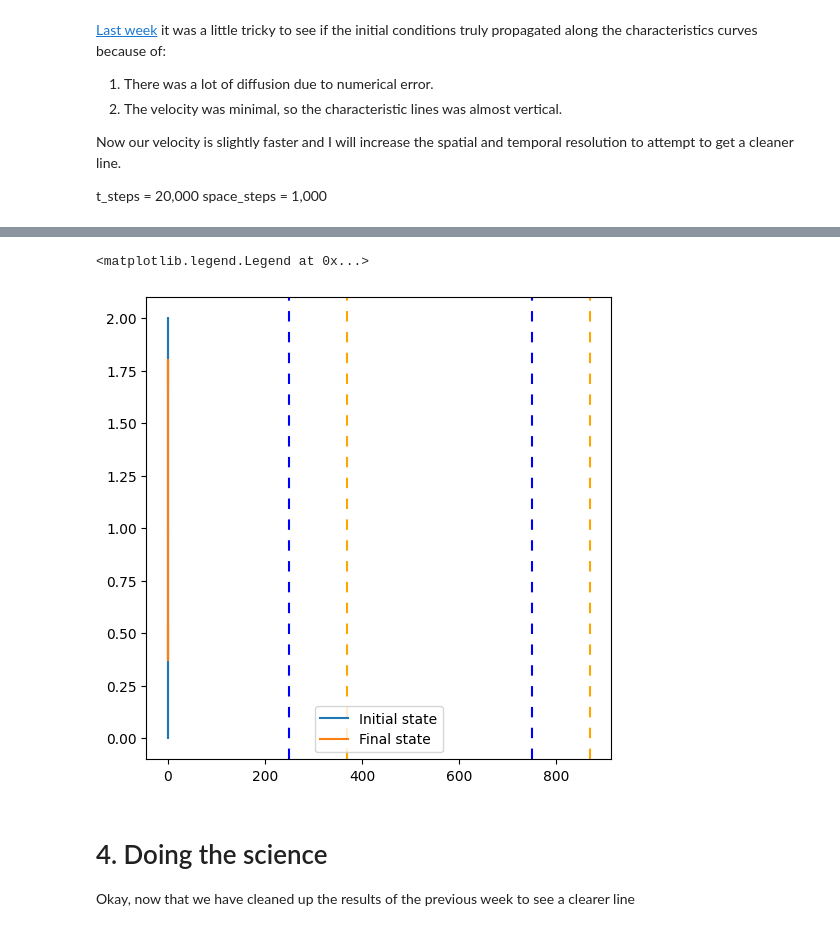
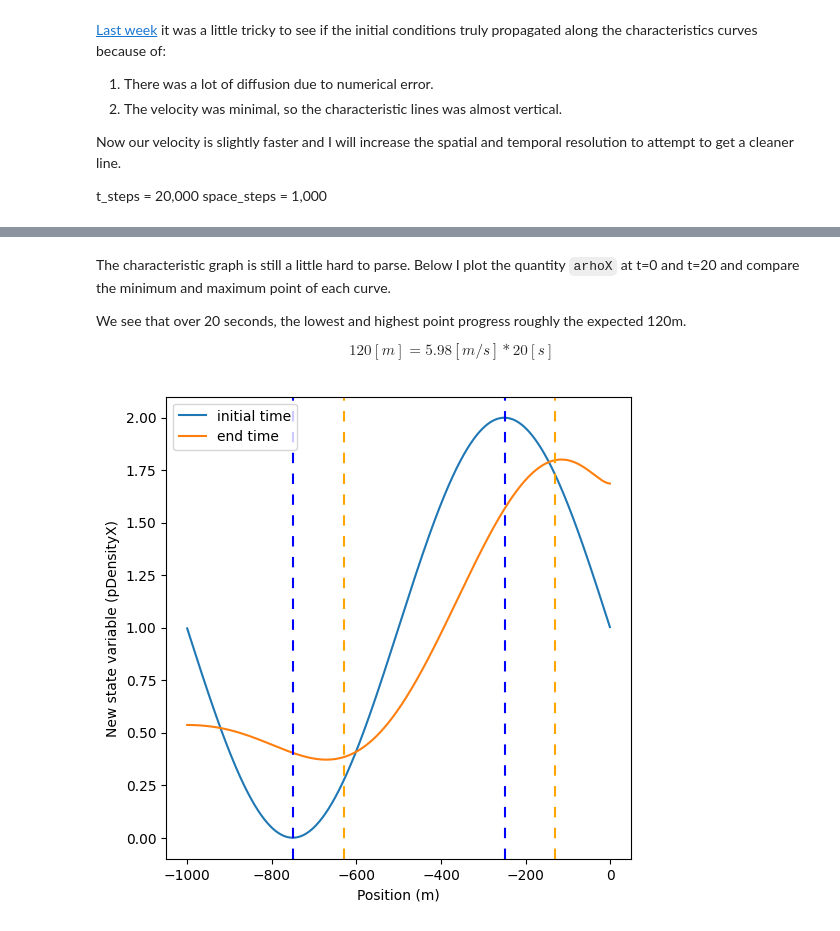
Before and after one commit to fredriclam/quail_volcano, a Jupyter notebook: scenarios/simple_1D_test/steady_state_flow/2025.2.10.experiments.ipynb, the cells around one changed output, grey strips where cells are left out. Saved outputs shown, nothing was run; the diff lists cells and outputs as text; code cells hidden in the pictures.

```diff
--- a/scenarios/simple_1D_test/steady_state_flow/2025.2.10.experiments.ipynb
+++ b/scenarios/simple_1D_test/steady_state_flow/2025.2.10.experiments.ipynb
@@ -142,29 +135,37 @@ plot_characteristics(folder, file_prefix, u=5.98, N_m=1000, N_t=500)
+# %% [markdown]
+The characteristic graph is still a little hard to parse. Below I plot the quantity `arhoX` at t=0 and t=20 and compare the minimum and maximum point of each curve.
+
+We see that over 20 seconds, the lowest and highest point progress roughly the expected 120m.
+
+$$120 [m] = 5.98 [m/s] * 20 [s]$$
 # %%
 solver = readwritedatafiles.read_data_file(f"{folder}/{file_prefix}_{0}.pkl")
-arhoX_0 = solver.state_coeffs[:,:,solver.physics.get_state_index("pDensityX")]
+arhoS_0 = solver.state_coeffs[:,:,solver.physics.get_state_index("pDensityX")]
 
 solver = readwritedatafiles.read_data_file(f"{folder}/{file_prefix}_{500}.pkl")
 archoX_Nt = solver.state_coeffs[:,:,solver.physics.get_state_index("pDensityX")]
 
 # Get the position of of each nodal points (location corresponding to each entry of pDensityX)
 nodal_pts = solver.basis.get_nodes(solver.order)
 # Allocate [ne] x [nb, ndims]
 x = np.empty((solver.mesh.num_elems,) + nodal_pts.shape)
 
 fig, ax = plt.subplots(figsize=(6,6))
-ax.plot(x.ravel(), arhoX_0.ravel(), label="Initial state")
-ax.plot(x.ravel(), archoX_Nt.ravel(), label="Final state")
+ax.plot(np.arange(-1000, 0), arhoS_0.ravel(), label="initial time")
+ax.plot(np.arange(-1000, 0), archoX_Nt.ravel(), label="end time")
 
-#ax.axline((250,0), (250, 1), color="blue", linestyle=(0, (5, 5)))
-#ax.axline((370,0), (370, 1), color="orange", linestyle=(0, (5, 5)))
+u = 5.98 # m/s
+delta_in_x = u * 20
+
+ax.axline((-750,0), (-750, 1), color="blue", linestyle=(0, (5, 5)))
+ax.axline((-750 + delta_in_x,0), (-750 + delta_in_x, 1), color="orange", linestyle=(0, (5, 5)))
 #
-#ax.axline((750,0), (750, 1), color="blue", linestyle=(0, (5, 5)))
-#ax.axline((870,0), (870, 1), color="orange", linestyle=(0, (5, 5)))
+ax.axline((-250,0), (-250, 1), color="blue", linestyle=(0, (5, 5)))
+ax.axline((-250 + delta_in_x,0), (-250 + delta_in_x, 1), color="orange", linestyle=(0, (5, 5)))
 ax.legend()
+
+ax.set_ylabel('New state variable (pDensityX)')
+ax.set_xlabel('Position (m)')
+plt.show()
 # %% [output]
-<matplotlib.legend.Legend at 0x...>
-[figure, old version]
+[figure, new version]
-# %% [markdown]
-# 4. Doing the science
-
-Okay, now that we have cleaned up the results of the previous week to see a clearer line
```
Also changed, not shown: parts of 8 cells of this notebook, 7 other files.
